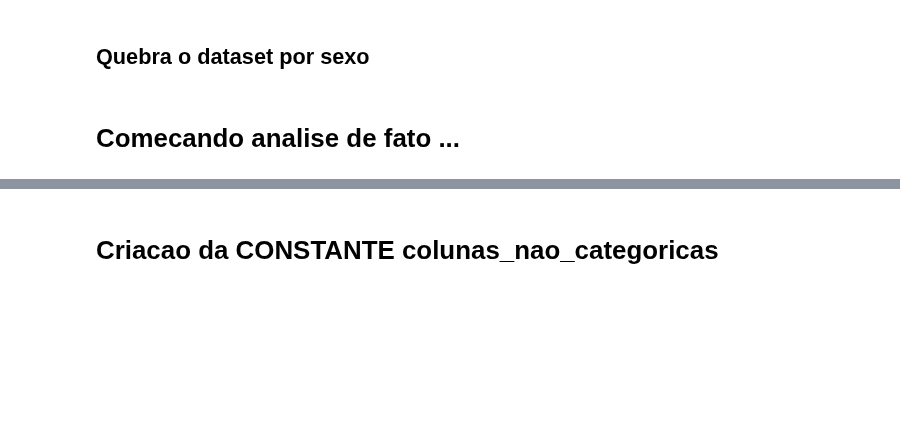
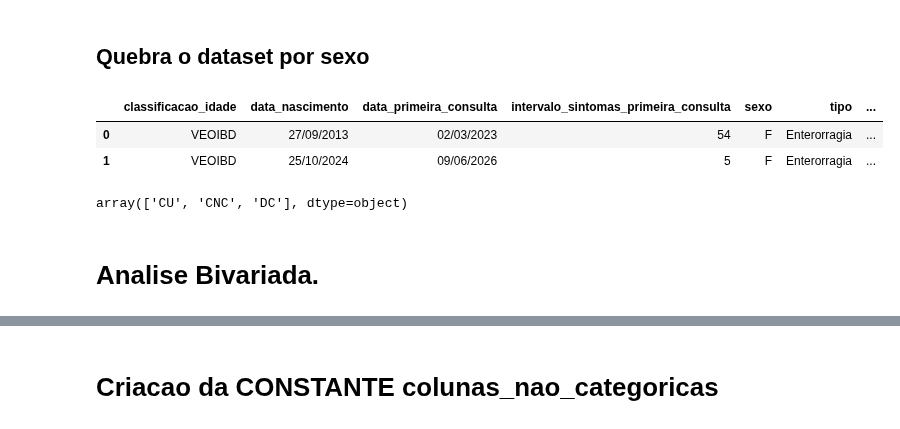
Before and after one commit to luscaalima/ME812-Unicamp, a Jupyter notebook: dados/notebook_consultoria_oficial.ipynb, the cells around one changed output, grey strips where cells are left out. Drawn from its saved outputs; the diff is of its cells as text; code cells hidden in the pictures; blank space fills up the shorter version.

```diff
--- a/dados/notebook_consultoria_oficial.ipynb
+++ b/dados/notebook_consultoria_oficial.ipynb
@@ -138,5 +136,15 @@ dados_df = dados_df[dados_df["intervalo_sintomas_primeira_consulta"]!=-1]
 # %% [markdown]
 ## Quebra o dataset por sexo
+# %%
+dados_df.head(2)
+# %% [output]
+|  | classificacao_idade | data_nascimento | data_primeira_consulta | intervalo_sintomas_primeira_consulta | sexo | tipo | ... |
+| 0 | VEOIBD | 27/09/2013 | 02/03/2023 | 54 | F | Enterorragia | ... |
+| 1 | VEOIBD | 25/10/2024 | 09/06/2026 | 5 | F | Enterorragia | ... |
+# %%
+dados_df['diagnostico'].unique()
+# %% [output]
+array(['CU', 'CNC', 'DC'], dtype=object)
 # %%
 mulheres_df = dados_df[dados_df['sexo'] == 'F'].drop(columns=["sexo"])
 
@@ -146,4 +154,4 @@ total_mulheres = len(mulheres_df)
 
 total_mulheres = len(homens_df)
 # %% [markdown]
-# Comecando analise de fato ...
+# Analise Bivariada.
```
Also changed, not shown: parts of 19 cells of this notebook.
